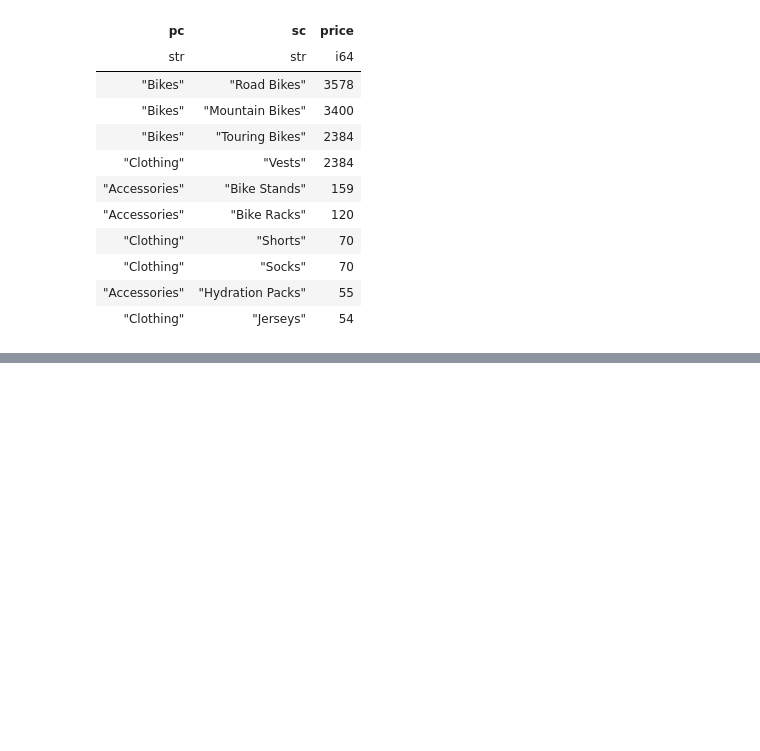
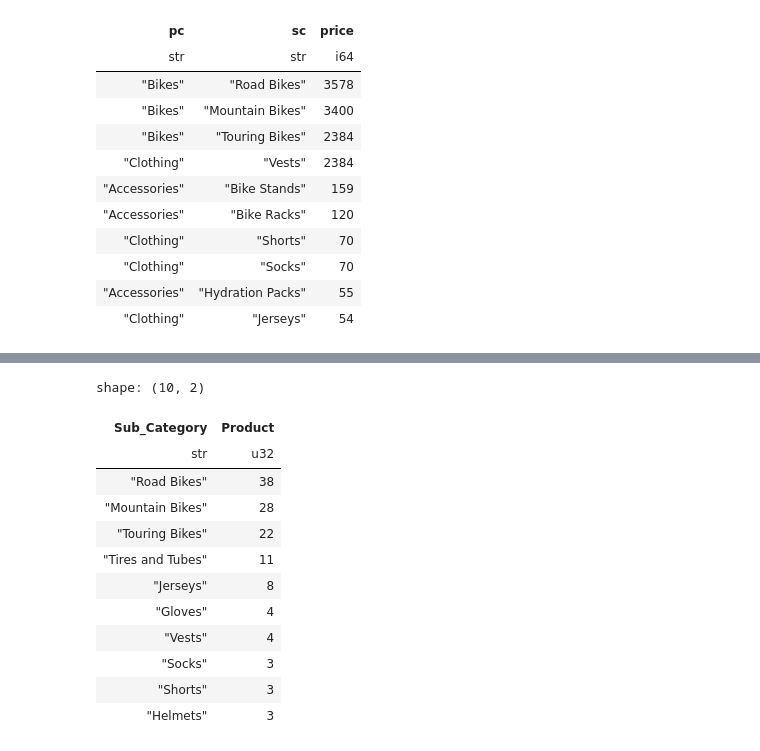
Before and after one commit to asenetcky/python-polars-the-definitive-guide, a Jupyter notebook: ch13-me.ipynb, the cells around one changed output, grey strips where cells are left out. Cells and saved outputs as stored; diff of their text form; code cells hidden in the pictures; blank space fills up the shorter version.

```diff
--- a/ch13-me.ipynb
+++ b/ch13-me.ipynb
@@ -164,0 +203,22 @@ shape: (10, 3)
+# %%
+(
+    sales.select("Sub_Category", "Product")
+    .group_by("Sub_Category")
+    .n_unique()
+    .sort("Product", descending=True)
+    .head(10)
+)
+# %% [output]
+shape: (10, 2)
+| Sub_Category | Product |
+| str | u32 |
+| "Road Bikes" | 38 |
+| "Mountain Bikes" | 28 |
+| "Touring Bikes" | 22 |
+| "Tires and Tubes" | 11 |
+| "Jerseys" | 8 |
+| "Gloves" | 4 |
+| "Vests" | 4 |
+| "Socks" | 3 |
+| "Shorts" | 3 |
+| "Helmets" | 3 |
```
Also changed, not shown: parts of 8 cells of this notebook.
